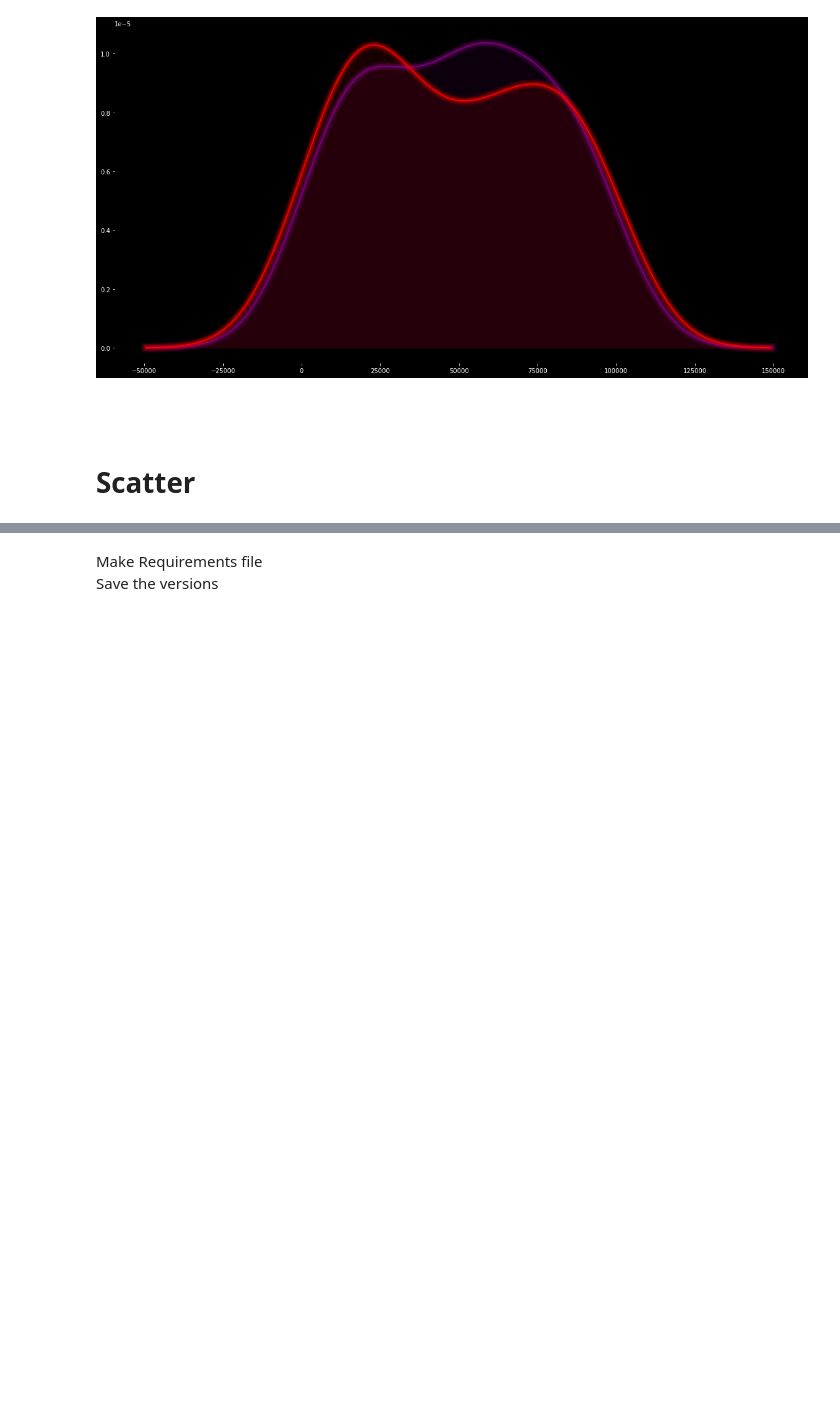
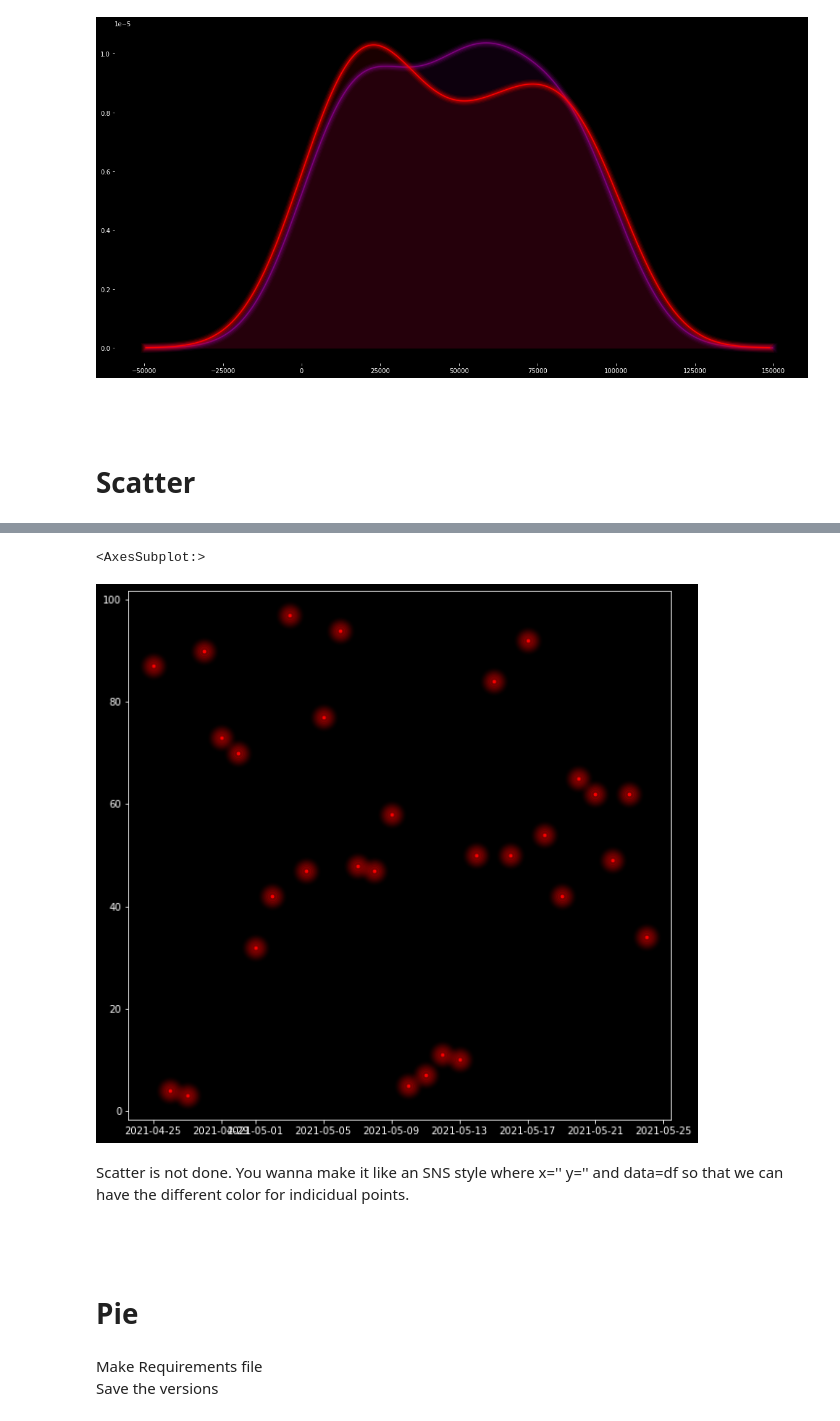
Before and after one commit to AayushSameerShah/neona, a Jupyter notebook: checks.ipynb, the cells around one changed output, grey strips where cells are left out. Drawn from its saved outputs; the diff is of its cells as text; code cells hidden in the pictures; blank space fills up the shorter version.

Commit message:
Scatter (initial) done - Now will add the sns functionality to untilize colors

```diff
--- a/checks.ipynb
+++ b/checks.ipynb
@@ -225,0 +231,39 @@ df.head()
+# %%
+def scatterplot(x, y, spines=True, point_size=2,
+                 color="#59ffc5", point_marker='o', font_dict=dict(),
+                 font_offset_xy=(0, 0), show_values=None, ax=None):
+
+    fig = plt.gcf()
+    ax = ax or plt.gca()
+    font_dict['color'] = color
+    plot_configure(ax, spines_yn=spines)
+    size, alpha, point = get_point(fig, point_size=point_size)
+
+    for size, alpha in zip(size, alpha):
+        plt.scatter(x, y, s=size, alpha=alpha, color=color, marker=point_marker)
+    plt.scatter(x, y, s=point, color=color, marker=point_marker)
+
+    if show_values:
+        if show_values == True:
+            for x, y in zip(x, y):
+                plt.text(x, y, str(y), **font_dict)
+        else:
+            values = list(iter(show_values))
+            if len(values) == len(x):
+                for x, y, value in zip(x, y, values):
+                    plt.text(x, y, str(value), **font_dict)
+            else: raise NotImplementedError("The length is not matching")
+
+    return ax
+# %%
+plt.figure(figsize=(10, 10))
+scatterplot(df.index, df[0], color='r')
+# %% [output]
+<AxesSubplot:>
+[figure, added]
+# %% [markdown]
+Scatter is not done. You wanna make it like an SNS style where x='' y='' and data=df so that we can have the different color for indicidual points.
+# %% [markdown]
+#
+# %% [markdown]
+# Pie
```
Also changed, not shown: parts of 5 cells of this notebook, 1 other file.
